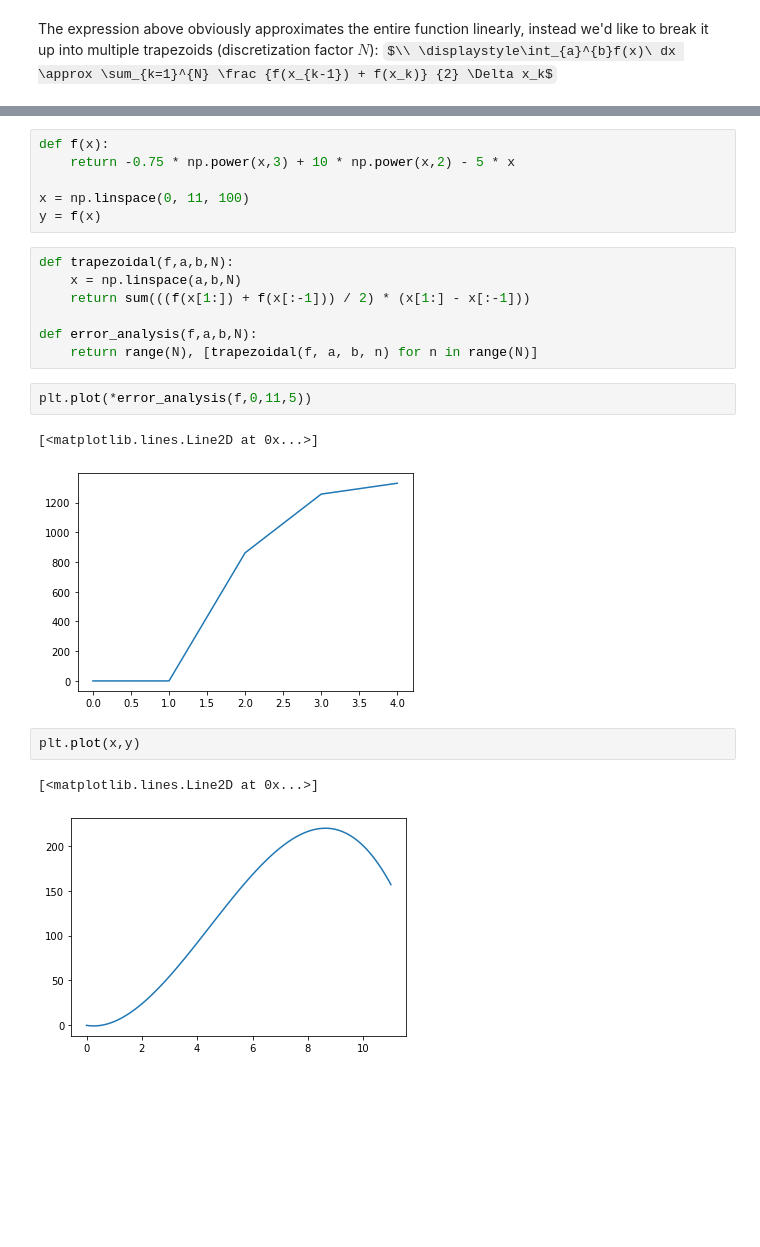
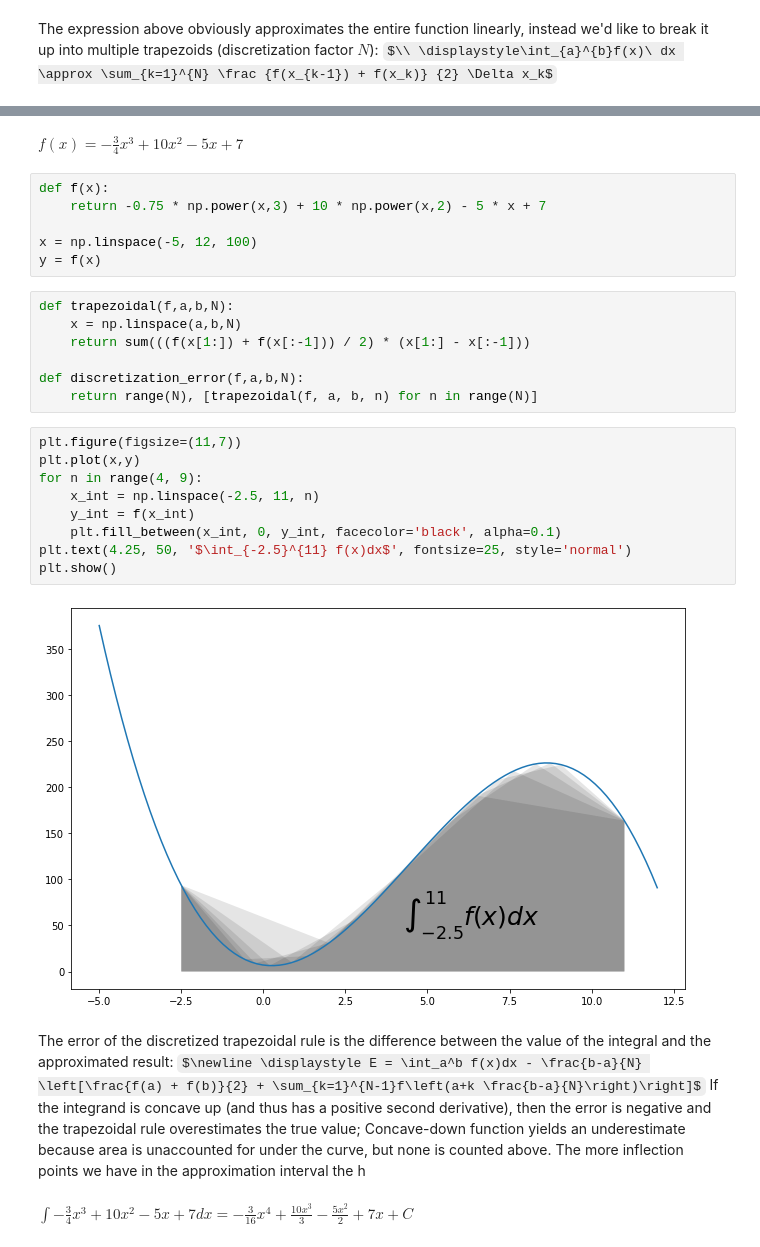
Before and after one commit to christianatanasov/algodisco, a Jupyter notebook: computers_do_calculus/trapezoidal_rule.ipynb, the cells around one changed output, grey strips where cells are left out. Saved outputs shown, nothing was run; the diff lists cells and outputs as text; some formulas as TeX source; blank space fills up the shorter version.

```diff
--- a/computers_do_calculus/trapezoidal_rule.ipynb
+++ b/computers_do_calculus/trapezoidal_rule.ipynb
@@ -9,23 +8,30 @@ from scipy.integrate import quad
+# %% [markdown]
+$\displaystyle f(x) = -\frac{3}{4}x^3 + 10 x^2 - 5x + 7$
 # %%
 def f(x):
-    return -0.75 * np.power(x,3) + 10 * np.power(x,2) - 5 * x
+    return -0.75 * np.power(x,3) + 10 * np.power(x,2) - 5 * x + 7
 
-x = np.linspace(0, 11, 100)
+x = np.linspace(-5, 12, 100)
 y = f(x)
 # %%
 def trapezoidal(f,a,b,N):
     x = np.linspace(a,b,N)
     return sum(((f(x[1:]) + f(x[:-1])) / 2) * (x[1:] - x[:-1]))
 
-def error_analysis(f,a,b,N):
+def discretization_error(f,a,b,N):
     return range(N), [trapezoidal(f, a, b, n) for n in range(N)]
-# %%
-plt.plot(*error_analysis(f,0,11,5))
-# %% [output]
-[<matplotlib.lines.Line2D at 0x...>]
-[figure, removed]
-# %%
-plt.plot(x,y)
-# %% [output]
-[<matplotlib.lines.Line2D at 0x...>]
-[figure, removed]
+# %%
+plt.figure(figsize=(11,7))
+plt.plot(x,y)
+for n in range(4, 9):
+    x_int = np.linspace(-2.5, 11, n)
+    y_int = f(x_int)
+    plt.fill_between(x_int, 0, y_int, facecolor='black', alpha=0.1)
+plt.text(4.25, 50, '$\int_{-2.5}^{11} f(x)dx$', fontsize=25, style='normal')
+plt.show()
+# %% [output]
+[figure, added]
+# %% [markdown]
+The error of the discretized trapezoidal rule is the difference between the value of the integral and the approximated result: $\newline \displaystyle E = \int_a^b f(x)dx - \frac{b-a}{N} \left[\frac{f(a) + f(b)}{2} + \sum_{k=1}^{N-1}f\left(a+k \frac{b-a}{N}\right)\right]$ If the integrand is concave up (and thus has a positive second derivative), then the error is negative and the trapezoidal rule overestimates the true value; Concave-down function yields an underestimate because area is unaccounted for under the curve, but none is counted above. The more inflection points we have in the approximation interval the h
+# %% [markdown]
+$\displaystyle \int -\frac{3}{4}x^3 + 10 x^2 - 5x + 7 dx = -\frac{3}{16}x^4 + \frac{10x^3}{3}-\frac{5x^2}{2} + 7x + C$
```
Also changed, not shown: parts of 4 cells of this notebook.
